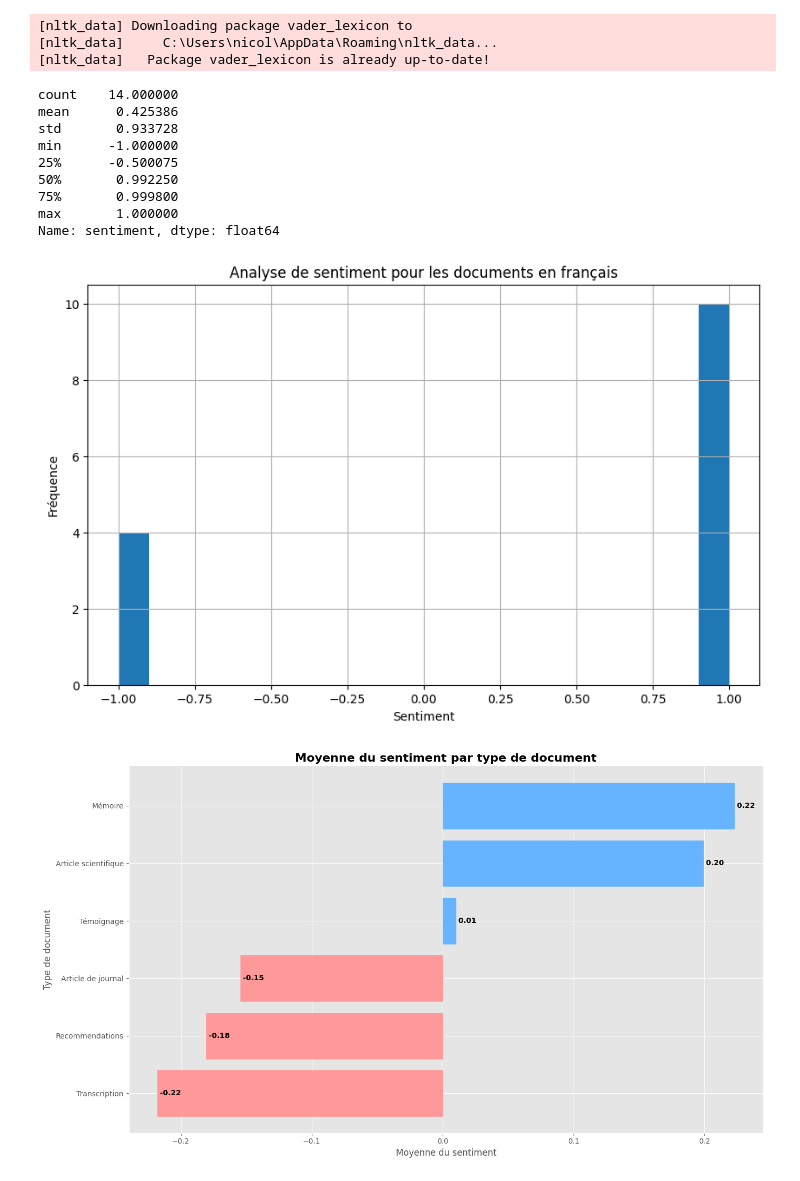
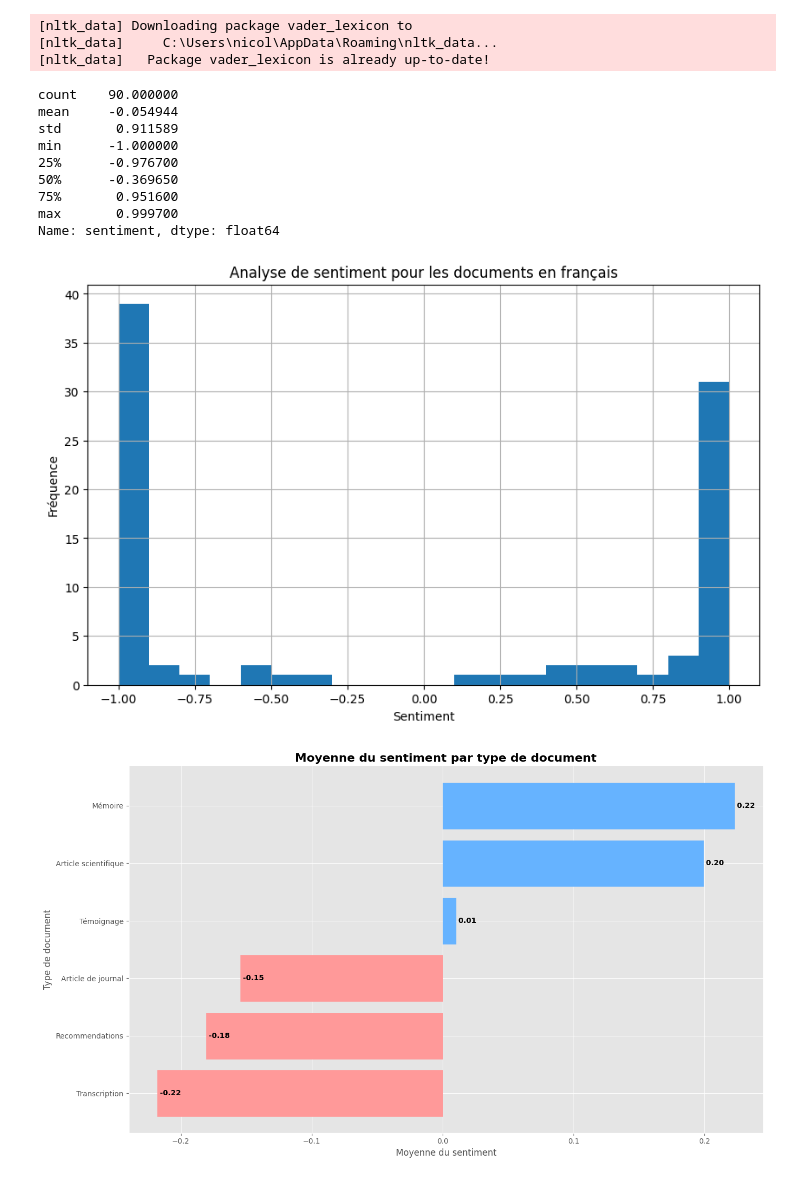
Before and after one commit to 9scorp4/labrri_ocpm_systemic_racism, a Jupyter notebook: sentiment_analysis.ipynb, the cells around one changed output. Saved outputs shown, nothing was run; the diff lists cells and outputs as text; code cells hidden in the pictures.

```diff
--- a/sentiment_analysis.ipynb
+++ b/sentiment_analysis.ipynb
@@ -27,27 +39,27 @@ analyzer = SentimentAnalysis(DB_PATH)
 [nltk_data]   Package vader_lexicon is already up-to-date!
 # %%
 # Analyze documents by language
-results = analyzer.analyze_docs_by_language('en')
+results = analyzer.analyze_docs_by_language('fr')
 print(results['sentiment'].describe())
 
 # Visualize sentiment distribution for documents in the selected language
 plt.figure(figsize=(10, 6))
 results['sentiment'].hist(bins=20)
 plt.title("Analyse de sentiment pour les documents en français")
 plt.xlabel("Sentiment")
 plt.ylabel("Fréquence")
 plt.show()
 # %% [output]
-count    14.000000
-mean      0.425386
-std       0.933728
+count    90.000000
+mean     -0.054944
+std       0.911589
 min      -1.000000
-25%      -0.500075
-50%       0.992250
-75%       0.999800
-max       1.000000
+25%      -0.976700
+50%      -0.369650
+75%       0.951600
+max       0.999700
 Name: sentiment, dtype: float64
-[figure, old version]
+[figure, new version]
 # %%
 # Set the style for a more modern look
 plt.style.use('ggplot')
```
Also changed, not shown: parts of 1 cell of this notebook, 9 other files.
